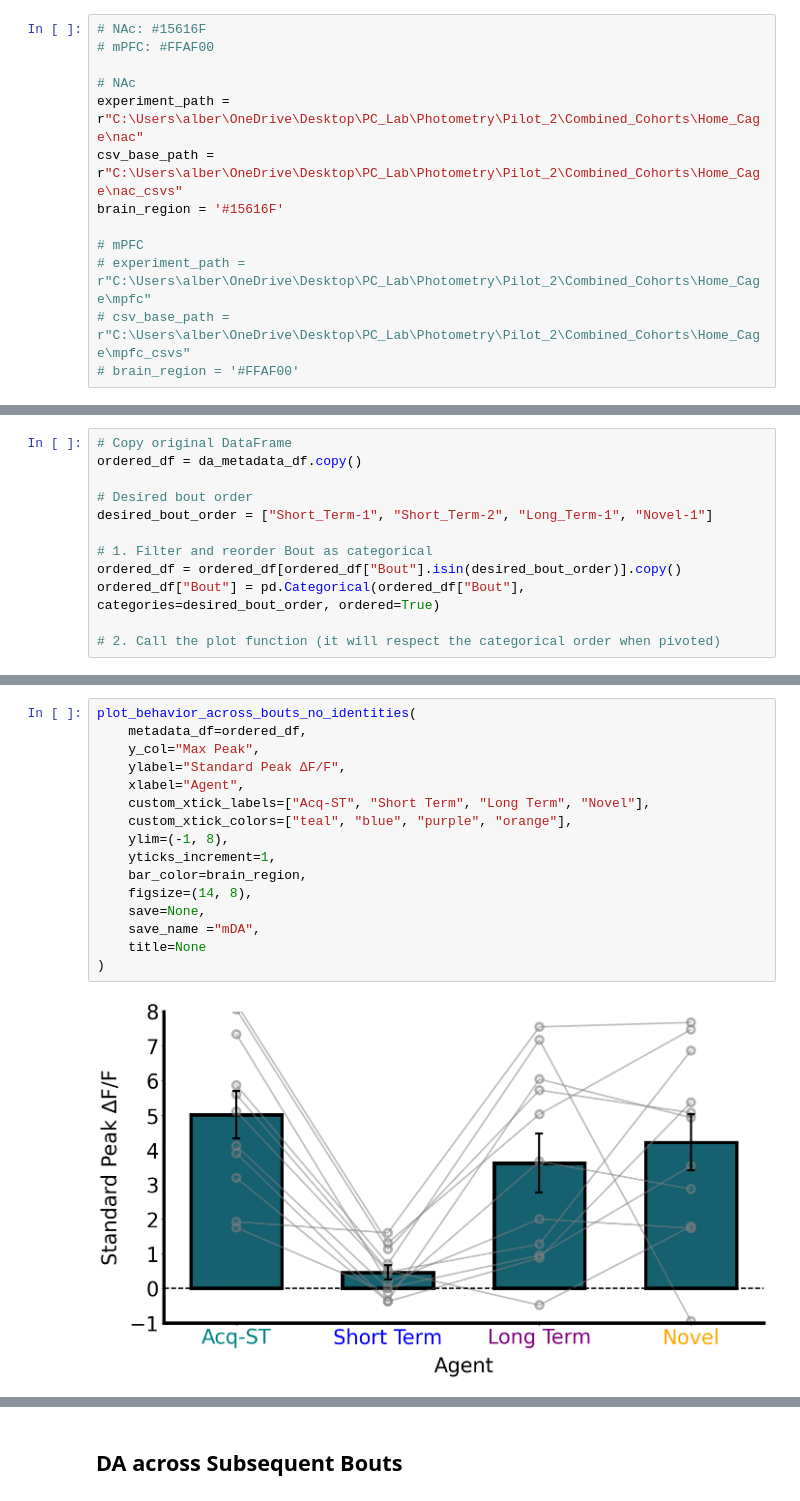
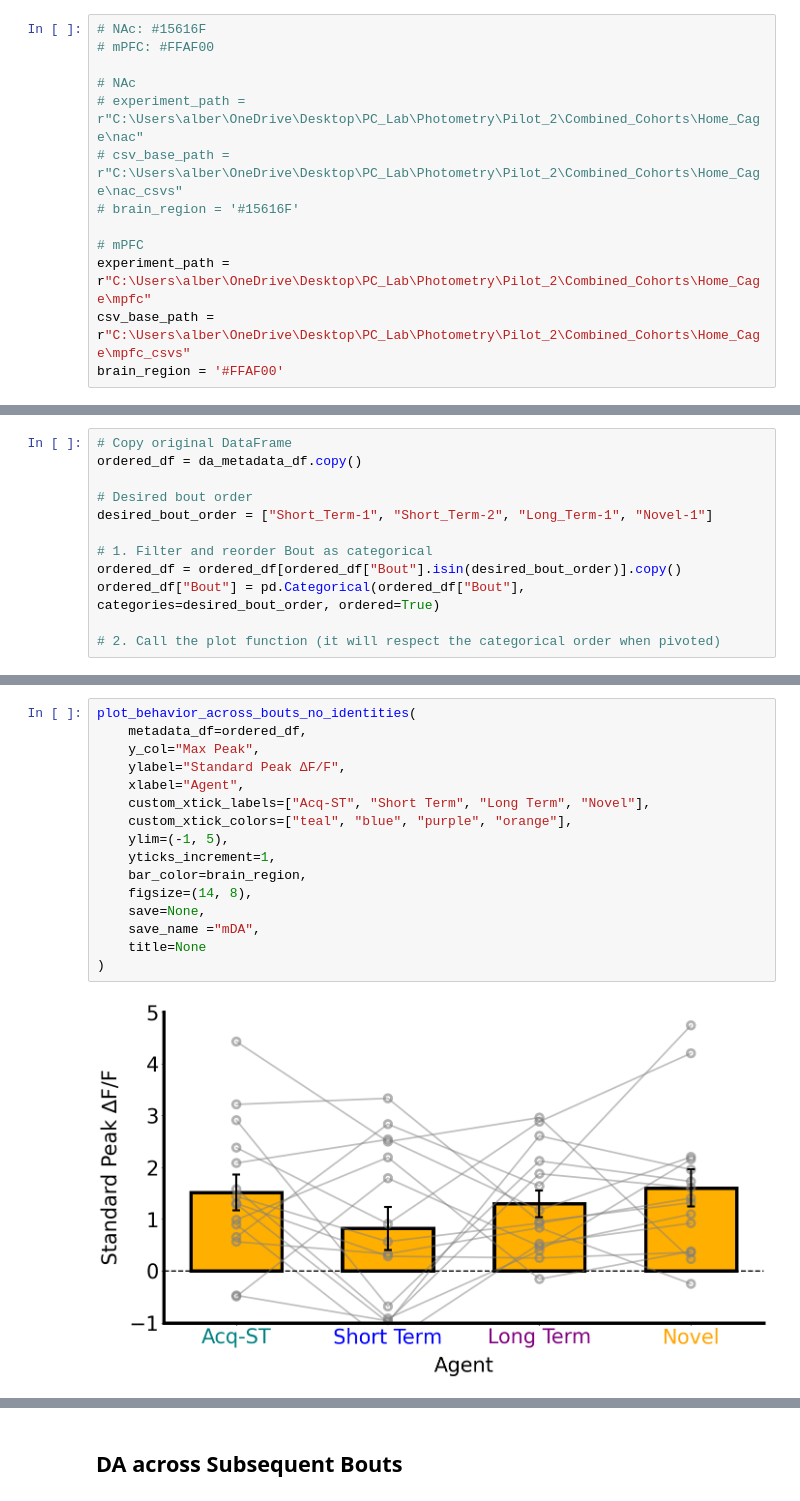
Before and after one commit to padillacoreanolab/Fiber_Photometry, a Jupyter notebook: Home_Cage/hc_da_analysis.ipynb, the cells around one changed output, grey strips where cells are left out. Saved outputs shown, nothing was run; the diff lists cells and outputs as text.

```diff
--- a/Home_Cage/hc_da_analysis.ipynb
+++ b/Home_Cage/hc_da_analysis.ipynb
@@ -17,14 +17,14 @@ from bouts_extension import *
 # mPFC: #FFAF00
 
 # NAc
-experiment_path = r"C:\Users\alber\OneDrive\Desktop\PC_Lab\Photometry\Pilot_2\Combined_Cohorts\Home_Cage\nac"
-csv_base_path = r"C:\Users\alber\OneDrive\Desktop\PC_Lab\Photometry\Pilot_2\Combined_Cohorts\Home_Cage\nac_csvs"
-brain_region = '#15616F'
+# experiment_path = r"C:\Users\alber\OneDrive\Desktop\PC_Lab\Photometry\Pilot_2\Combined_Cohorts\Home_Cage\nac"
+# csv_base_path = r"C:\Users\alber\OneDrive\Desktop\PC_Lab\Photometry\Pilot_2\Combined_Cohorts\Home_Cage\nac_csvs"
+# brain_region = '#15616F'
 
 # mPFC
-# experiment_path = r"C:\Users\alber\OneDrive\Desktop\PC_Lab\Photometry\Pilot_2\Combined_Cohorts\Home_Cage\mpfc"
-# csv_base_path = r"C:\Users\alber\OneDrive\Desktop\PC_Lab\Photometry\Pilot_2\Combined_Cohorts\Home_Cage\mpfc_csvs"
-# brain_region = '#FFAF00'
+experiment_path = r"C:\Users\alber\OneDrive\Desktop\PC_Lab\Photometry\Pilot_2\Combined_Cohorts\Home_Cage\mpfc"
+csv_base_path = r"C:\Users\alber\OneDrive\Desktop\PC_Lab\Photometry\Pilot_2\Combined_Cohorts\Home_Cage\mpfc_csvs"
+brain_region = '#FFAF00'
 # %%
 # # NAc: #15616F
 # # mPFC: #FFAF00
@@ -148,19 +136,19 @@ da_metadata_df
 # %%
 plot_behavior_across_bouts_no_identities(
     metadata_df=ordered_df,
     y_col="Max Peak",
     ylabel="Standard Peak ∆F/F",
     xlabel="Agent",
     custom_xtick_labels=["Acq-ST", "Short Term", "Long Term", "Novel"],
     custom_xtick_colors=["teal", "blue", "purple", "orange"],
-    ylim=(-1, 8),
+    ylim=(-1, 5),
     yticks_increment=1,
     bar_color=brain_region,
     figsize=(14, 8),
     save=None,
     save_name ="mDA",
     title=None
 )
 # %% [output]
-[figure, old version]
+[figure, new version]
 Paired t-test results (all pairwise combinations):
```
Also changed, not shown: parts of 9 cells of this notebook, 13 other files.
